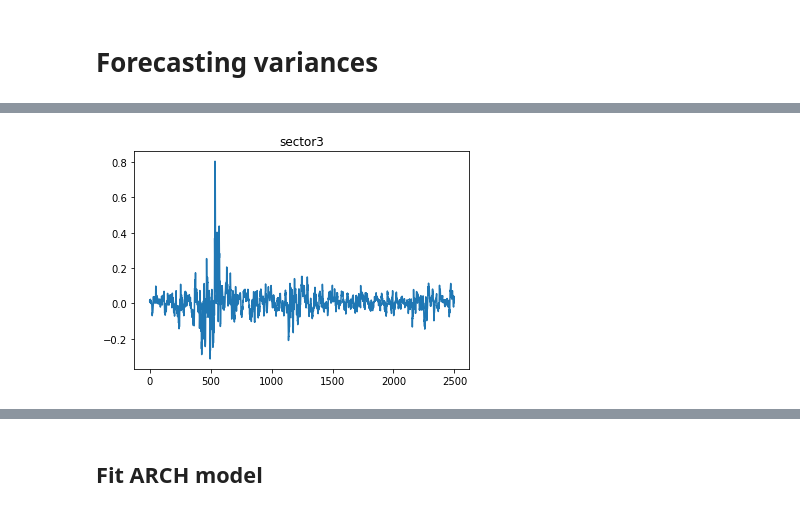
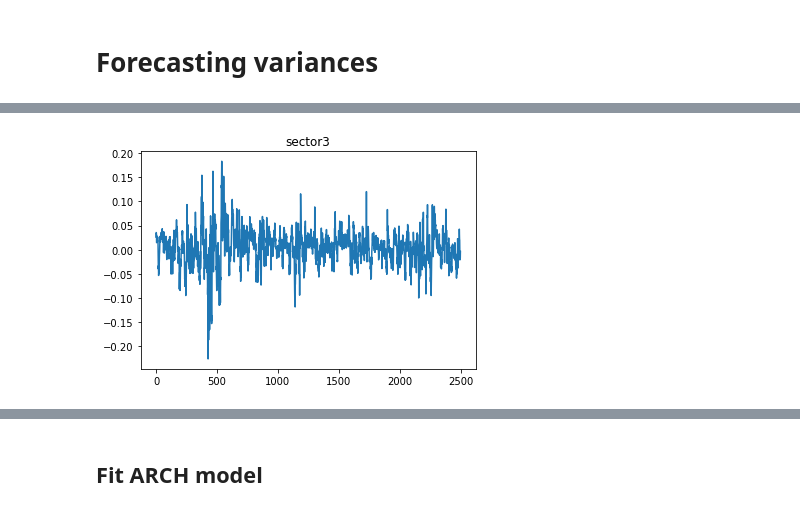
Before and after one commit to 21han/two_sigma_news_sentiments, a Jupyter notebook: correlation_variance_prediction.ipynb, the cells around one changed output, grey strips where cells are left out. Drawn from its saved outputs; the diff is of its cells as text; code cells hidden in the pictures.

```diff
--- a/correlation_variance_prediction.ipynb
+++ b/correlation_variance_prediction.ipynb
@@ -264,5 +350,5 @@ CorrMatRollForecast
-# %%
-CorrMatRollForecast.columns = ['date','sector']+['sector'+str(i) for i in range(10)]
+# %%
+CorrMatRollForecast.columns = ['date','sector']+list(CorrMatRoll.columns)
 # %%
 CorrMatRollForecast.columns
 # %% [output]
@@ -334,11 +420,19 @@ CorrMatRollForecast
 # %%
 CorrMatRollForecast.set_index(['date','sector'],inplace = True)
-# %%
-ewma_error = []
-prev_error = []
-for i in range(10,len(CorrMatRoll),10):
-    ewma_error.append(linalg.norm(CorrMatRollForecast.iloc[(i-10):i,:].reset_index(drop=True)-CorrMatRoll.iloc[i:(i+10),:].reset_index(drop=True)))
-    prev_error.append(linalg.norm(CorrMatRoll.iloc[(i-10):i,:].reset_index(drop=True)-CorrMatRoll.iloc[i:(i+10),:].reset_index(drop=True)))
+# %%
+ewma_error = []
+prev_error = []
+diff_error = []
+for i in range(num_sector,len(CorrMatRoll),num_sector):
+    #print CorrMatRollForecast.iloc[(i-num_sector):i,:].reset_index(drop=True)
+    #print CorrMatRoll.iloc[(i-num_sector):i,:].reset_index(drop=True)
+    #print CorrMatRoll.iloc[i:(i+num_sector),:].reset_index(drop=True)
+    #print CorrMatRollForecast.iloc[(i-num_sector):i,:].reset_index(drop=True)-CorrMatRoll.iloc[(i-num_sector):i,:].reset_index(drop=True)
+    #print CorrMatRollForecast.iloc[(i-num_sector):i,:].reset_index(drop=True)-CorrMatRoll.iloc[i:(i+num_sector),:].reset_index(drop=True)
+    #print CorrMatRoll.iloc[(i-num_sector):i,:].reset_index(drop=True)-CorrMatRoll.iloc[i:(i+num_sector),:].reset_index(drop=True)
+    diff_error.append(linalg.norm(CorrMatRollForecast.iloc[(i-num_sector):i,:].reset_index(drop=True)-CorrMatRoll.iloc[(i-num_sector):i,:].reset_index(drop=True)))
+    ewma_error.append(linalg.norm(CorrMatRollForecast.iloc[(i-num_sector):i,:].reset_index(drop=True)-CorrMatRoll.iloc[i:(i+num_sector),:].reset_index(drop=True)))
+    prev_error.append(linalg.norm(CorrMatRoll.iloc[(i-num_sector):i,:].reset_index(drop=True)-CorrMatRoll.iloc[i:(i+num_sector),:].reset_index(drop=True)))
 # %% [markdown]
 ## Simple EWMA cannot beat previous prediction
 # %%
@@ -367,6 +463,7 @@ SectorReturns.head()
 # %%
-for i in range(10):
-    plt.plot(SectorReturns['sector'+str(i)])
+for i in range(num_sector):
+    num_str = '0'+str(i%num_sector) if i%num_sector<10 else str(i%num_sector)
+    plt.plot(SectorReturns['sector'+num_str])
     plt.title('sector'+str(i))
     plt.show()
 # %% [output]
@@ -376 +473 @@ for i in range(10):
-[figure, old version]
+[figure, new version]
```
Also changed, not shown: parts of 40 cells of this notebook.
